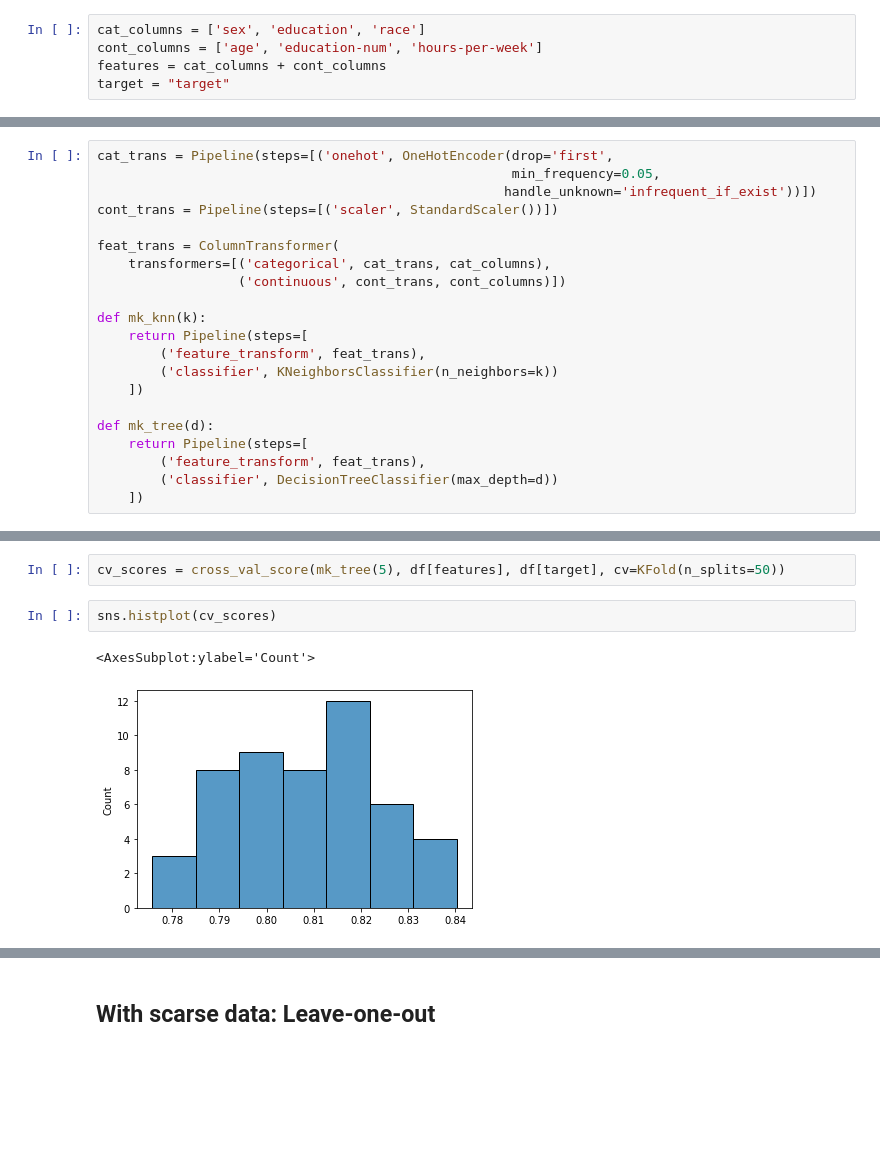
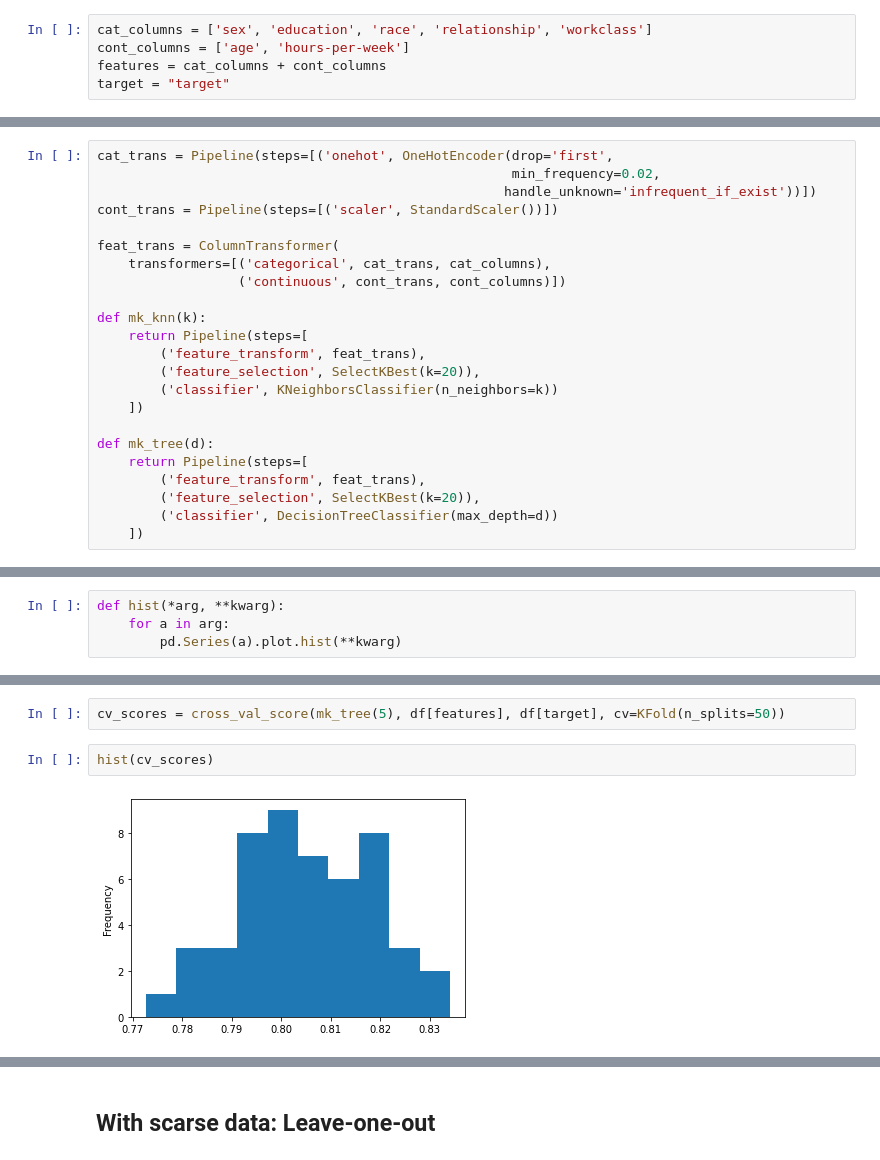
Before and after one commit to dhesse/IN-STK5000-Autumn-2022, a Jupyter notebook: nbhome/Lecture - 09.ipynb, the cells around one changed output, grey strips where cells are left out. Cells and saved outputs as stored; diff of their text form; blank space fills up the shorter version.

```diff
--- a/nbhome/Lecture - 09.ipynb
+++ b/nbhome/Lecture - 09.ipynb
@@ -14,8 +162,8 @@ df.head()
 | 3 | 53 | Private | 234721 | 11th | 7 | Married-civ-spouse | Handlers-cleaners | Husband | ... |
 | 4 | 28 | Private | 338409 | Bachelors | 13 | Married-civ-spouse | Prof-specialty | Wife | ... |
 # %%
-cat_columns = ['sex', 'education', 'race']
-cont_columns = ['age', 'education-num', 'hours-per-week']
+cat_columns = ['sex', 'education', 'race', 'relationship', 'workclass']
+cont_columns = ['age', 'hours-per-week']
 features = cat_columns + cont_columns
 target = "target"
 # %% [markdown]
@@ -29,6 +178,6 @@ from sklearn.preprocessing import OneHotEncoder, StandardScaler
 # %%
 cat_trans = Pipeline(steps=[('onehot', OneHotEncoder(drop='first',
-                                                     min_frequency=0.05,
+                                                     min_frequency=0.02,
                                                     handle_unknown='infrequent_if_exist'))])
 cont_trans = Pipeline(steps=[('scaler', StandardScaler())])
 
@@ -39,12 +188,14 @@ feat_trans = ColumnTransformer(
 def mk_knn(k):
     return Pipeline(steps=[
         ('feature_transform', feat_trans),
+        ('feature_selection', SelectKBest(k=20)),
         ('classifier', KNeighborsClassifier(n_neighbors=k))
     ])
 
 def mk_tree(d):
     return Pipeline(steps=[
         ('feature_transform', feat_trans),
+        ('feature_selection', SelectKBest(k=20)),
         ('classifier', DecisionTreeClassifier(max_depth=d))
     ])
 # %%
@@ -93,4 +246,8 @@ sns.histplot(cv_scores)
 from sklearn.model_selection import StratifiedKFold, KFold
 # %%
 cv_scores_strat = cross_val_score(mk_tree(5), df[features], df[target], cv=StratifiedKFold(n_splits=50))
+# %%
+def hist(*arg, **kwarg):
+    for a in arg:
+        pd.Series(a).plot.hist(**kwarg)
 # %%
@@ -101,8 +257,7 @@ sns.histplot(cv_scores_strat)
 # %%
 cv_scores = cross_val_score(mk_tree(5), df[features], df[target], cv=KFold(n_splits=50))
 # %%
-sns.histplot(cv_scores)
+hist(cv_scores)
 # %% [output]
-<AxesSubplot:ylabel='Count'>
-[figure, old version]
+[figure, new version]
 # %%
```
Also changed, not shown: parts of 80 cells of this notebook, 1 other file.
